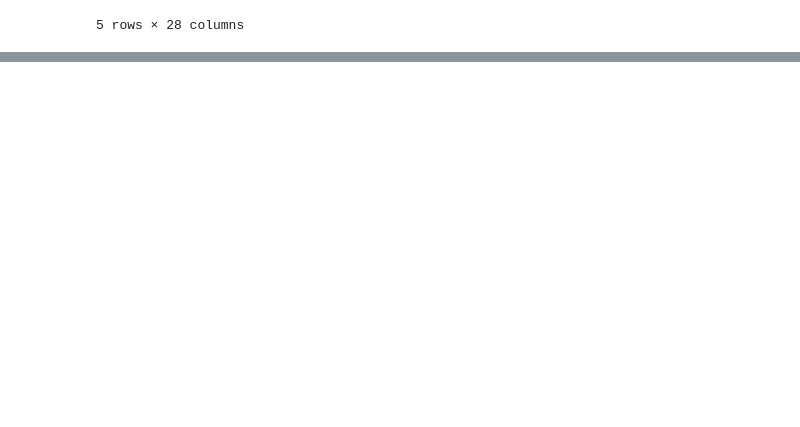
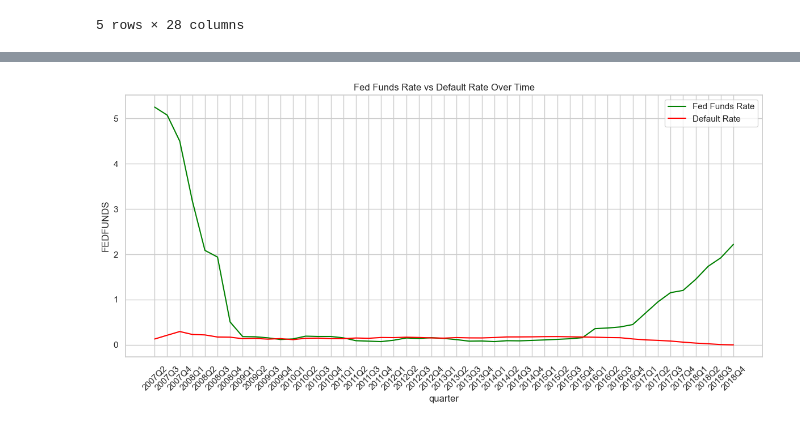
Before and after one commit to BinodTandan/Banking_Stress_Testing, a Jupyter notebook: notebooks/01_data_cleaning.ipynb, the cells around one changed output, grey strips where cells are left out. Drawn from its saved outputs; the diff is of its cells as text; code cells hidden in the pictures; blank space fills up the shorter version.

```diff
--- a/notebooks/01_data_cleaning.ipynb
+++ b/notebooks/01_data_cleaning.ipynb
@@ -418,0 +322,12 @@ Passing `palette` without assigning `hue` is deprecated and will be removed in v
+# %%
+import pandas as pd
+import matplotlib.pyplot as plt
+import seaborn as sns
+from scipy.stats import ttest_ind
+
+sns.set(style='whitegrid')
+plt.rcParams['figure.figsize'] = (12, 6)
+
+# Ensure datetime format
+df['issue_d'] = pd.to_datetime(df['issue_d'])
+df['quarter'] = df['issue_d'].dt.to_period('Q').astype(str)
@@ -418,0 +347,13 @@ Passing `palette` without assigning `hue` is deprecated and will be removed in v
+# %%
+# 2. FEDFUNDS vs Default Rate Over Time
+fed_default = df.groupby('quarter')[['FEDFUNDS', 'target']].mean().reset_index()
+sns.lineplot(x='quarter', y='FEDFUNDS', data=fed_default, label='Fed Funds Rate', color='green')
+sns.lineplot(x='quarter', y='target', data=fed_default, label='Default Rate', color='red')
+plt.title('Fed Funds Rate vs Default Rate Over Time')
+plt.xticks(rotation=45)
+plt.legend()
+plt.tight_layout()
+plt.show()
+# Insight: Rising interest rates often coincide with higher default rates, suggesting monetary tightening impacts credit risk.
+# %% [output]
+[figure, added]
```
Also changed, not shown: parts of 16 cells of this notebook.
